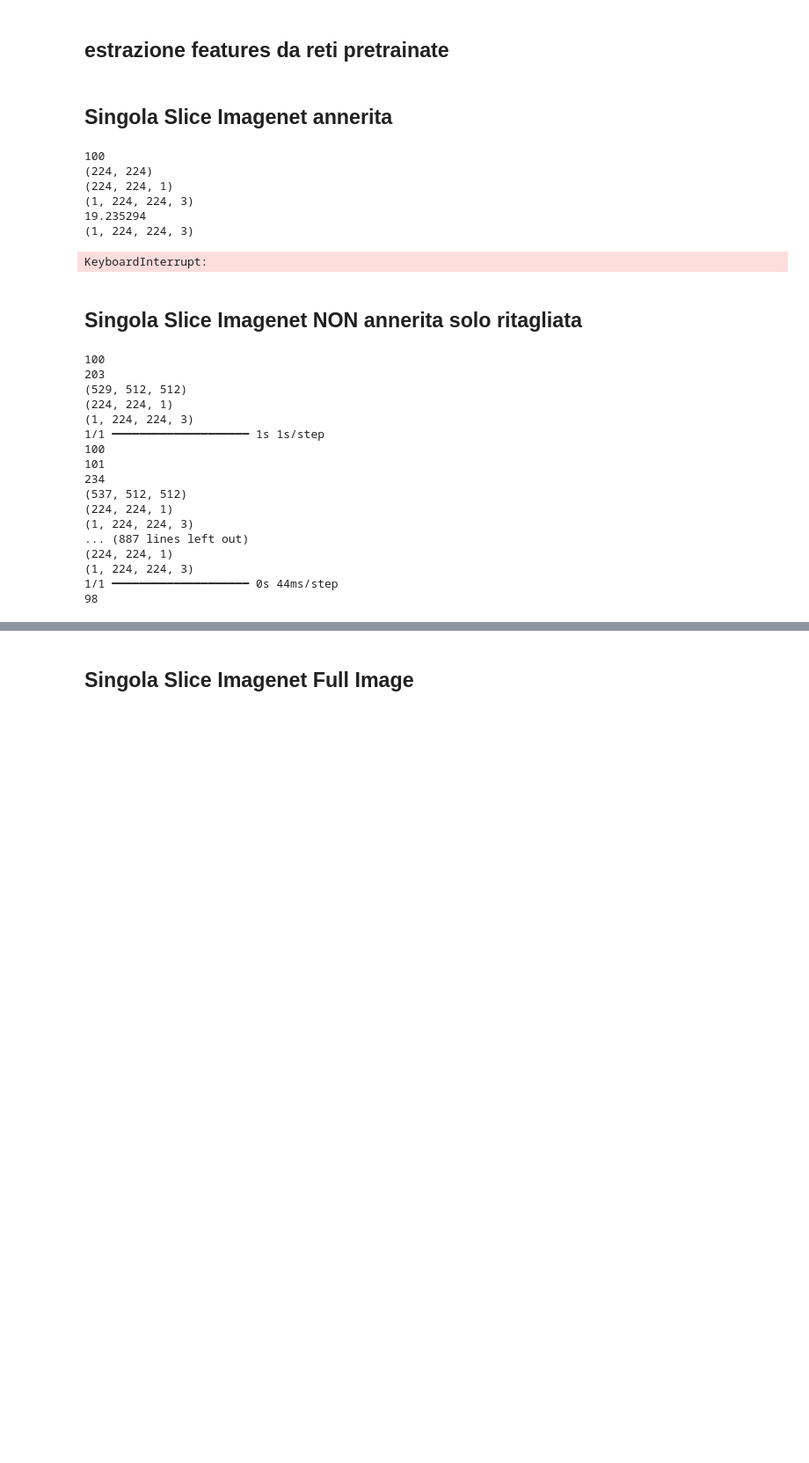
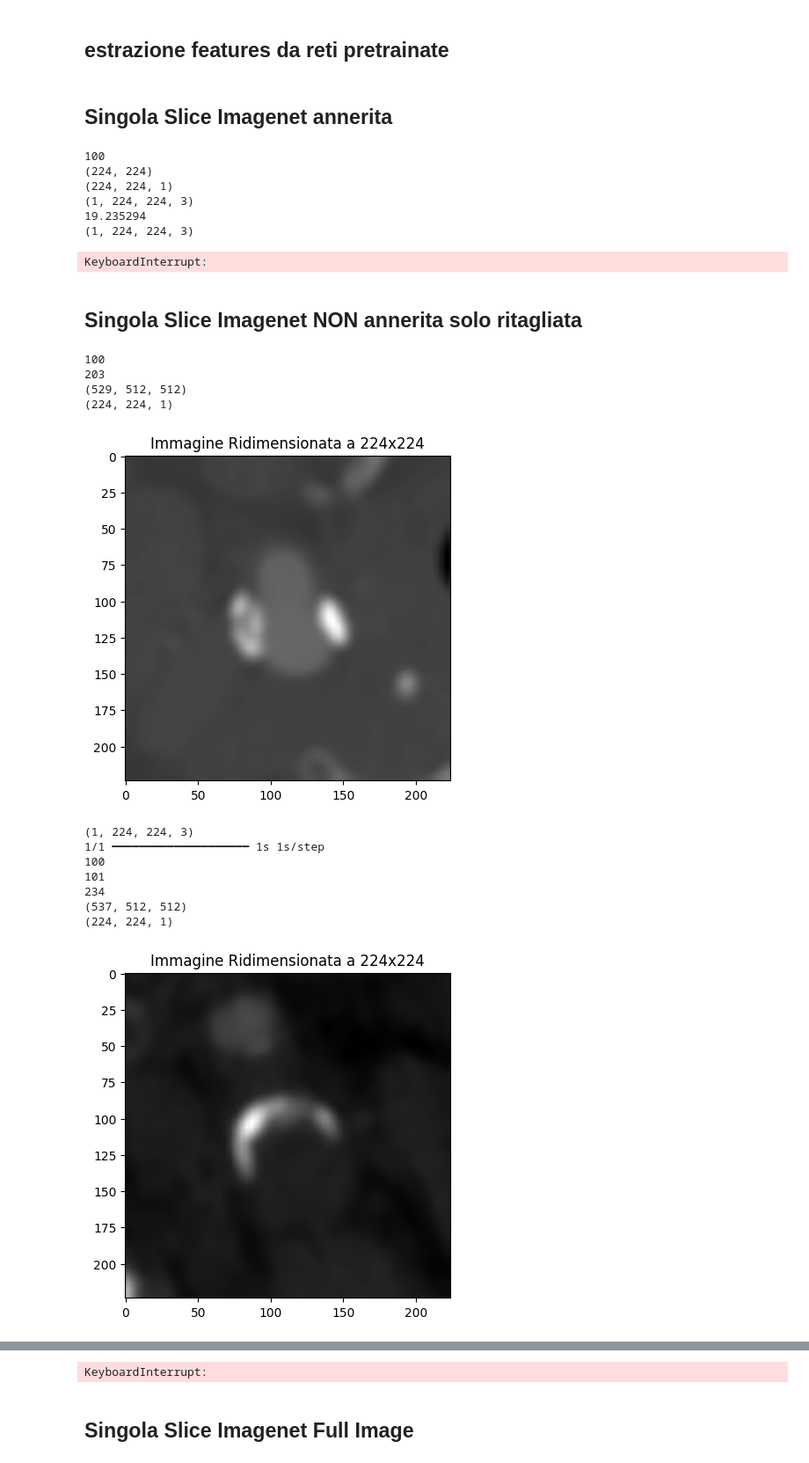
Before and after one commit to alessiamenozzi/TesiBaroniMenozzi, a Jupyter notebook: Radiomica/EstrazioneFeaturesRetiPretrained.ipynb, the cells around one changed output, grey strips where cells are left out. Shown at 88% size. Cells and saved outputs as stored; diff of their text form; code cells hidden in the pictures; blank space fills up the shorter version.

```diff
--- a/Radiomica/EstrazioneFeaturesRetiPretrained.ipynb
+++ b/Radiomica/EstrazioneFeaturesRetiPretrained.ipynb
@@ -267,6 +267,11 @@ def featureextraction(image_array, mask_array):
     # Repeat the channel
     x = np.repeat(x, 3, axis=-1)
 
+    plt.imshow(x[:,:,0], cmap='gray')
+    plt.title("Immagine Ridimensionata a 224x224")
+    plt.show()
+
+
     # Add batch dimension
     x = np.expand_dims(x, axis=0)
 
@@ -310,43 +315,39 @@ for s in os.listdir(pathdicom):
         readdatadicom, header = nrrd.read(pathdicomnew, index_order='C')
 
     pathroinew = os.path.join(pathroi, s)
     for g in os.listdir(pathroinew):
 
         troi = os.path.join(pathroi, s, g)
         readdatanrrd, header2 = nrrd.read(troi, index_order='C')
 
 
     deeplearningfeatures = featureextraction(readdatadicom,readdatanrrd)
 
     result = deeplearningfeatures
     key = list(result.keys())
     key = key[0:]
 
     feature = []
     for jind in range(len(key)):
         feature.append(result[key[jind]])
 
     featureDict[s] = feature
     dictkey = key
     print(s)
 
 dataframe = pd.DataFrame.from_dict(featureDict, orient='index', columns=dictkey)
 dataframe.to_csv('C:\\Users\\bsbar\\Desktop\\INCEPTION_SingolaSlice_Imagenet_Ritagliata.csv')
 # %% [output]
 100
 203
 (529, 512, 512)
 (224, 224, 1)
-(1, 224, 224, 3)
-1/1 ━━━━━━━━━━━━━━━━━━━━ 1s 1s/step
-100
-101
-234
-(537, 512, 512)
-(224, 224, 1)
-(1, 224, 224, 3)
-... (887 lines left out)
-(224, 224, 1)
-(1, 224, 224, 3)
-1/1 ━━━━━━━━━━━━━━━━━━━━ 0s 44ms/step
-98
+[figure, added]
+(1, 224, 224, 3)
+1/1 ━━━━━━━━━━━━━━━━━━━━ 1s 1s/step
+100
+101
+234
+(537, 512, 512)
+(224, 224, 1)
+[figure, added]
@@ -353,3 +390,4 @@ dataframe.to_csv('C:\\Users\\bsbar\\Desktop\\INCEPTION_SingolaSlice_Imagenet_Rit
+KeyboardInterrupt:
 # %% [markdown]
 ## Singola Slice Imagenet Full Image
 # %%
```
Also changed, not shown: parts of 6 cells of this notebook, 4 other files.
